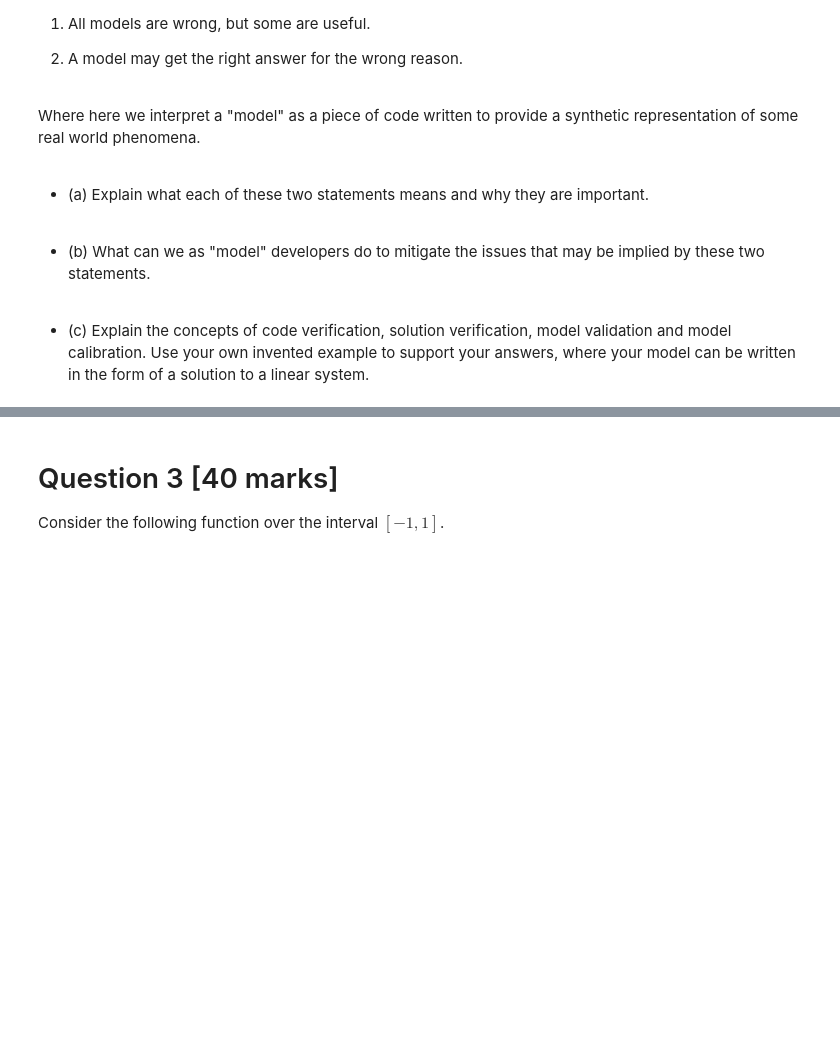
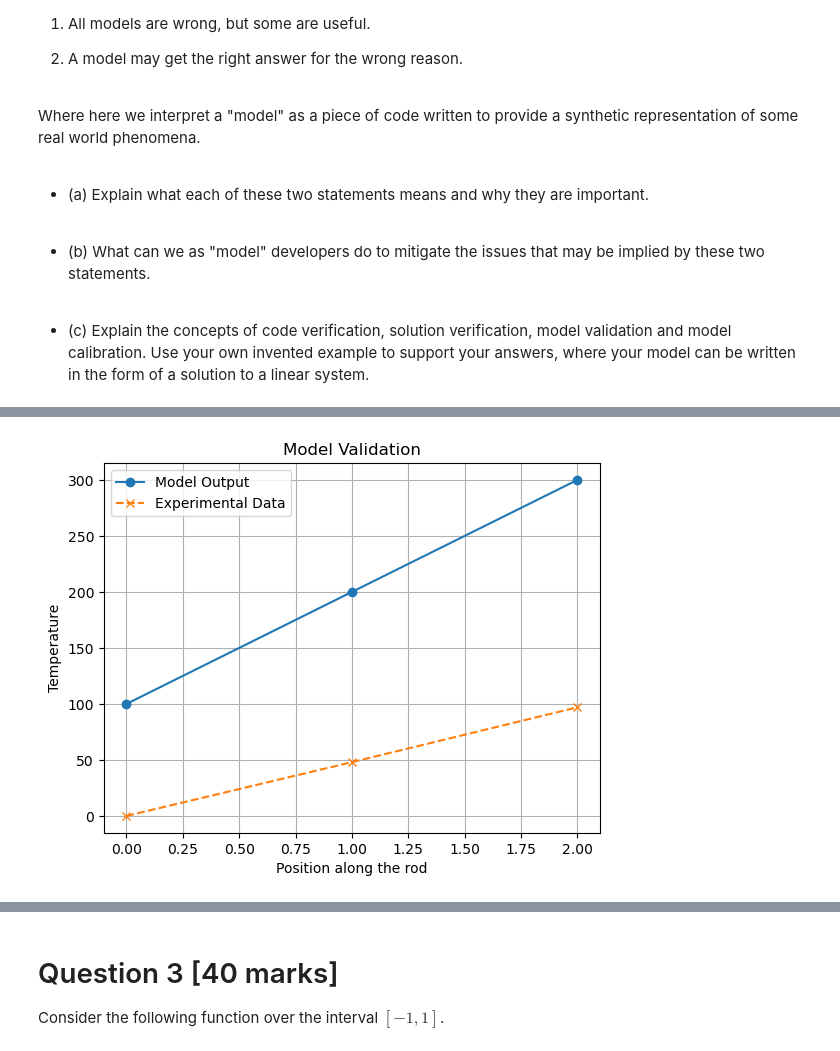
Before and after one commit to edsml-dg1018/CM-assessment-202324, a Jupyter notebook: CM-Nov2023-assessment-questions.ipynb, the cells around one changed output, grey strips where cells are left out. Cells and saved outputs as stored; diff of their text form; code cells hidden in the pictures; blank space fills up the shorter version.

```diff
--- a/CM-Nov2023-assessment-questions.ipynb
+++ b/CM-Nov2023-assessment-questions.ipynb
@@ -75,0 +218,17 @@ Where here we interpret a "model" as a piece of code written to provide a synthe
+# %%
+
+
+# Assume we have experimental data
+experimental_data = np.array([0, 48, 97])  # Slightly off from our model for illustration
+
+# Plot the model output and experimental data
+plt.plot([0, 1, 2], x, 'o-', label='Model Output')
+plt.plot([0, 1, 2], experimental_data, 'x--', label='Experimental Data')
+plt.legend()
+plt.title('Model Validation')
+plt.xlabel('Position along the rod')
+plt.ylabel('Temperature')
+plt.grid(True)
+plt.show()
+# %% [output]
+[figure, added]
```
Also changed, not shown: parts of 27 cells of this notebook, 1 other file.
